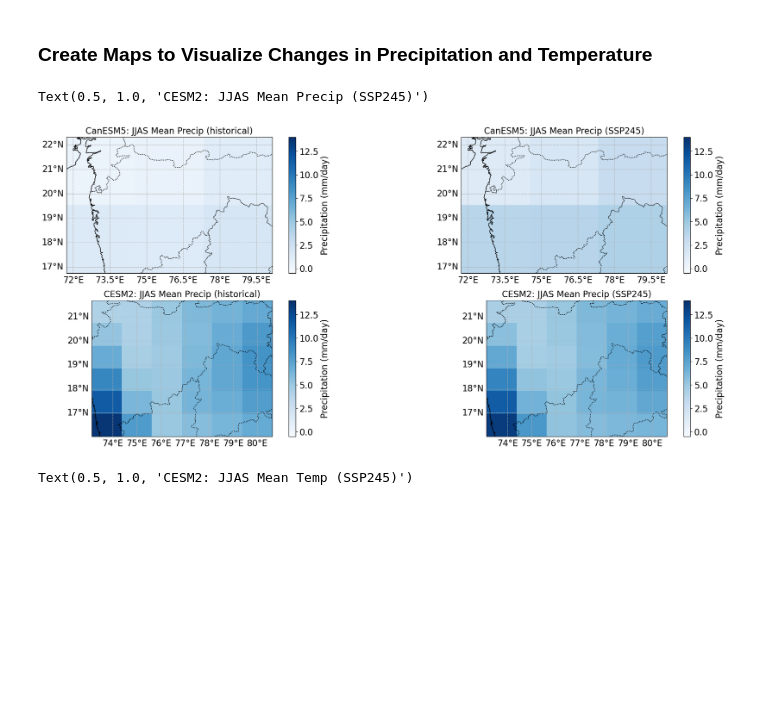
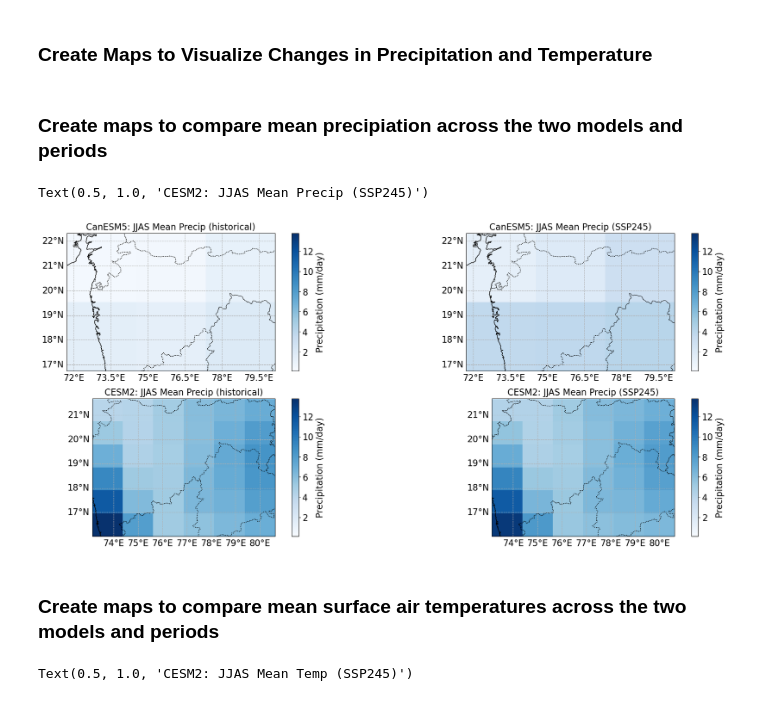
Before and after one commit to nmoraescommit/EDS296_final-mini-project, a Jupyter notebook: EDS296-final.ipynb, the cells around one changed output. Drawn from its saved outputs; the diff is of its cells as text; code cells hidden in the pictures; blank space fills up the shorter version.

```diff
--- a/EDS296-final.ipynb
+++ b/EDS296-final.ipynb
@@ -457,3 +462,5 @@ CESM_ssp_mn_pr_np = np.nan_to_num(CESM_ssp_mn_pr, nan=0.0)
+# %% [markdown]
+### Create maps to compare mean precipiation across the two models and periods
 # %%
 map = ccrs.PlateCarree()
 
@@ -463,7 +470,7 @@ fig, axes = plt.subplots(nrows=2, ncols=2, figsize=(24, 10), subplot_kw={"projec
 # Subplot 1: CanESM5 - Historical
 plot1 = axes[0, 0].pcolormesh(CAN_hist_mn_pr.lon, CAN_hist_mn_pr.lat,
                             CAN_hist_mn_val_pr, transform=map, cmap="Blues",
-                            vmin = -0.5, vmax=14)
+                            vmin = 0.1, vmax=13.8)
                             #vmin=CAN_hist_mn_pr_np.min(), vmax=CAN_hist_mn_pr_np.max())
 
 # Add coastlines, state borders, and gridlines
@@ -488,7 +495,7 @@ axes[0, 0].set_title("CanESM5: JJAS Mean Precip (historical)", fontsize=16)
 # Subplot 2: CanESM5 - SSP245
 plot2 = axes[0, 1]. pcolormesh(CAN_ssp_mn_pr.lon, CAN_ssp_mn_pr.lat,
                             CAN_ssp_mn_val_pr, transform=map, cmap="Blues",
-                            vmin=-0.5, vmax=14)
+                            vmin=0.1, vmax=13.8)
 
 # Add coastlines, state borders, and gridlines
 axes[0, 1].add_feature(cfeature.COASTLINE)
@@ -511,7 +518,7 @@ axes[0, 1].set_title("CanESM5: JJAS Mean Precip (SSP245)", fontsize=16)
 # Subplot 3: CESM2 - Historical
 plot3 = axes[1, 0]. pcolormesh(CESM_hist_mn_pr.lon, CESM_hist_mn_pr.lat,
                             CESM_hist_mn_val_pr, transform=map, cmap="Blues",
-                            vmin=-0.5, vmax=14)
+                            vmin=0.1, vmax=13.8)
 
 # Add coastlines, state borders, and gridlines
 axes[1, 0].add_feature(cfeature.COASTLINE)
@@ -527,35 +534,37 @@ gl1.ylabel_style = {"size": 16}
 cbar1 =plt.colorbar(plot3, ax=axes[1, 0],
                     orientation="vertical")
 cbar1.set_label("Precipitation (mm/day)", fontsize=16)
 cbar1.ax.tick_params(labelsize=16)
 
 axes[1, 0].set_title("CESM2: JJAS Mean Precip (historical)", fontsize=16)
 
 # Subplot 4: CESM2 - SSP245
 plot4 = axes[1, 1]. pcolormesh(CESM_ssp_mn_pr.lon, CESM_ssp_mn_pr.lat,
                             CESM_ssp_mn_val_pr, transform=map, cmap="Blues",
-                            vmin=-0.5, vmax=14)
+                            vmin=0.1, vmax=13.8)
 
 # Add coastlines, state borders, and gridlines
 axes[1, 1].add_feature(cfeature.COASTLINE)
 axes[1, 1].add_feature(cfeature.STATES, linestyle=":")
 
 gl1 = axes[1, 1].gridlines(draw_labels=True, linestyle="--")
 gl1.top_labels = False
 gl1.right_labels = False
 gl1.xlabel_style = {"size": 16}
 gl1.ylabel_style = {"size": 16}
 
 # Add colorbar
 cbar1 =plt.colorbar(plot4, ax=axes[1, 1],
                     orientation="vertical")
 cbar1.set_label("Precipitation (mm/day)", fontsize=16)
 cbar1.ax.tick_params(labelsize=16)
 
 axes[1, 1].set_title("CESM2: JJAS Mean Precip (SSP245)", fontsize=16)
 # %% [output]
 Text(0.5, 1.0, 'CESM2: JJAS Mean Precip (SSP245)')
-[figure, old version]
+[figure, new version]
+# %% [markdown]
+### Create maps to compare mean surface air temperatures across the two models and periods
 # %%
 CAN_hist_mn_tas_np = np.nan_to_num(CAN_hist_mn_tas, nan=0.0)
 CAN_ssp_mn_tas_np = np.nan_to_num(CAN_ssp_mn_tas, nan=0.0)
```
Also changed, not shown: parts of 2 cells of this notebook.
